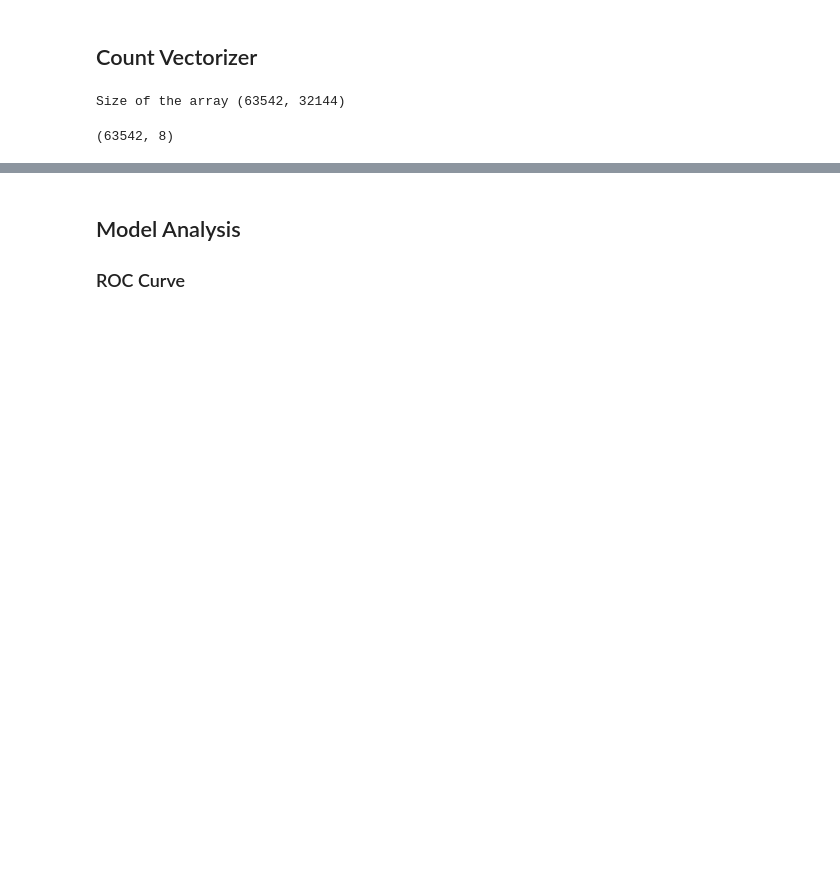
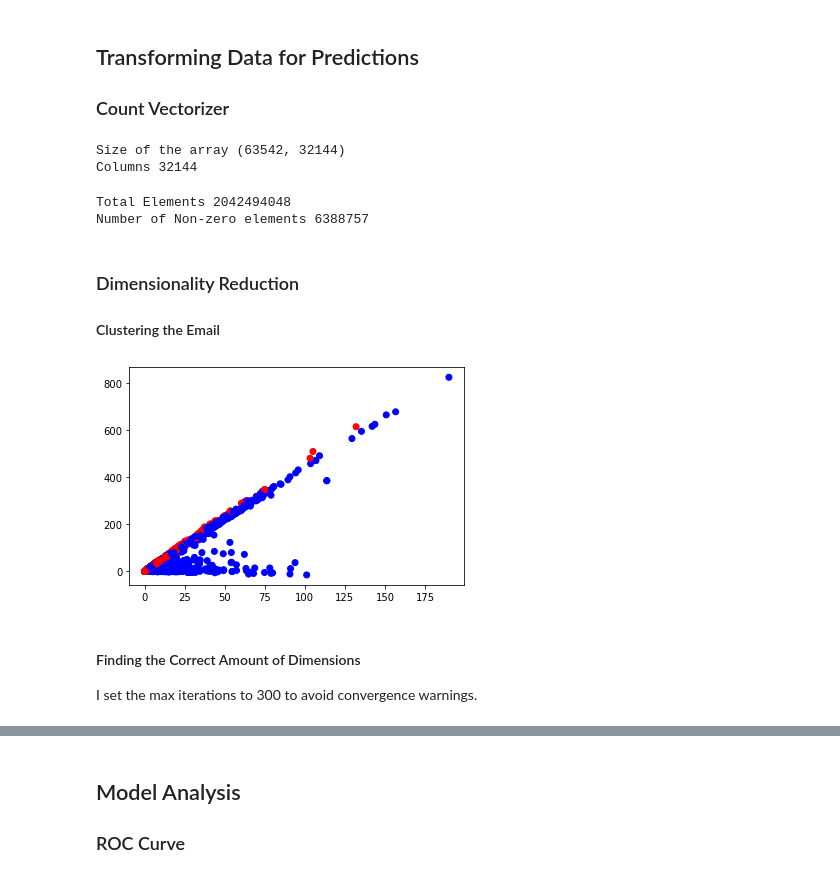
Before and after one commit to tylerfaulkner/cs4981_ml_productions, a Jupyter notebook: Lab1.ipynb, the cells around one changed output, grey strips where cells are left out. Saved outputs shown, nothing was run; the diff lists cells and outputs as text; code cells hidden in the pictures; blank space fills up the shorter version.

```diff
--- a/Lab1.ipynb
+++ b/Lab1.ipynb
@@ -54,14 +44,71 @@ print(dataframe.head())
 # %% [markdown]
-## Count Vectorizer
+## Transforming Data for Predictions
+### Count Vectorizer
 # %%
 vectorizer = CountVectorizer(min_df=10)
 X = vectorizer.fit_transform(dataframe['body'].to_numpy())
 print('Size of the array', X.shape)
+print('Columns', X.shape[1])
 # %% [output]
 Size of the array (63542, 32144)
+Columns 32144
+# %%
+print('Total Elements', X.shape[0]*X.shape[1])
+print('Number of Non-zero elements', np.count_nonzero(np.array(X.toarray())))
+# %% [output]
+Total Elements 2042494048
+Number of Non-zero elements 6388757
+# %% [markdown]
+### Dimensionality Reduction
+
+#### Clustering the Email
+# %%
+svd = TruncatedSVD(n_components=2)
+X_reduced = svd.fit_transform(X)
+# %%
+colors = dataframe['label'].to_numpy().copy()
+colors[colors=='ham'] = 'blue'
+colors[colors=='spam'] = 'red'
+
+
+x_axis = X_reduced[:,0]
+y_axis = X_reduced[:,1]
+
+true_label = x_axis<200
+
+x_axis = x_axis[true_label]
+y_axis = y_axis[true_label]
+
+colors = colors[true_label]
+
+plt.scatter(x_axis, y_axis, c=colors)
+plt.show()
+# %% [output]
+[figure, added]
+# %% [markdown]
+#### Finding the Correct Amount of Dimensions
+
+I set the max iterations to 300 to avoid convergence warnings.
 # %%
-svd = TruncatedSVD(n_components=8)
-X_reduced = svd.fit_transform(X)
-print(X_reduced.shape)
+recalls=[]
+precisions=[]
+accuracies=[]
+y = dataframe['label'].to_numpy()
+component_range = range(1,20)
+
+for i in component_range:
+    svd = TruncatedSVD(n_components=i)
+    X_reduced = svd.fit_transform(X)
+    logreg = LogisticRegression(max_iter=300)
+    X_train, X_val, y_train, y_val = train_test_split(X_reduced, y, test_size=0.3, stratify=y, random_state=0)
+    logreg.fit(X_train, y_train)
+    y_pred = logreg.predict(X_val)
+    matrix = confusion_matrix(y_val, y_pred)
+    tp = matrix[1][1]
+    tn = matrix[0][0]
+    fp = matrix[0][1]
+    fn = matrix[1][0]
+
+    precisions.append((tp)/(tp+fp))
+    accuracies.append((tp+tn)/(tp+tn+fn+fp))
+    recalls.append((tp)/(tp+fn))
-# %% [output]
-(63542, 8)
```
Also changed, not shown: parts of 16 cells of this notebook.
